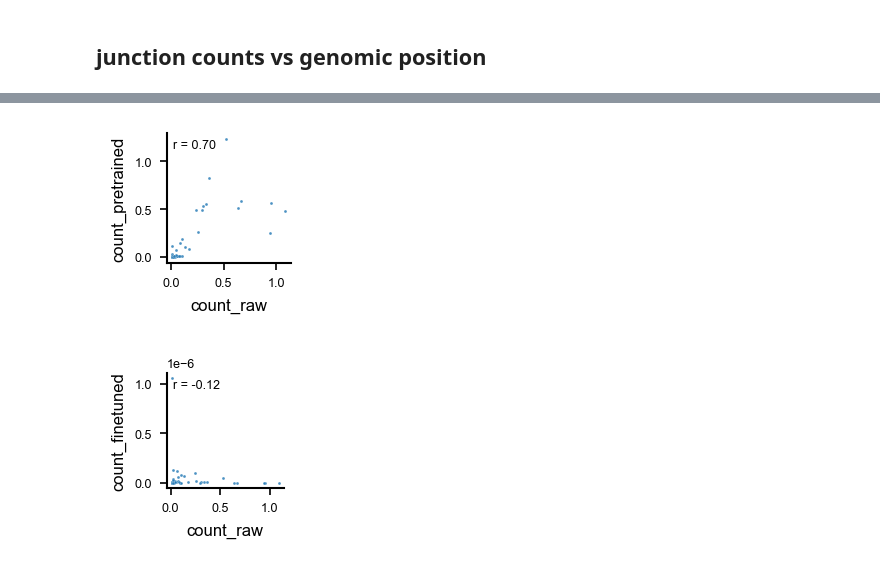
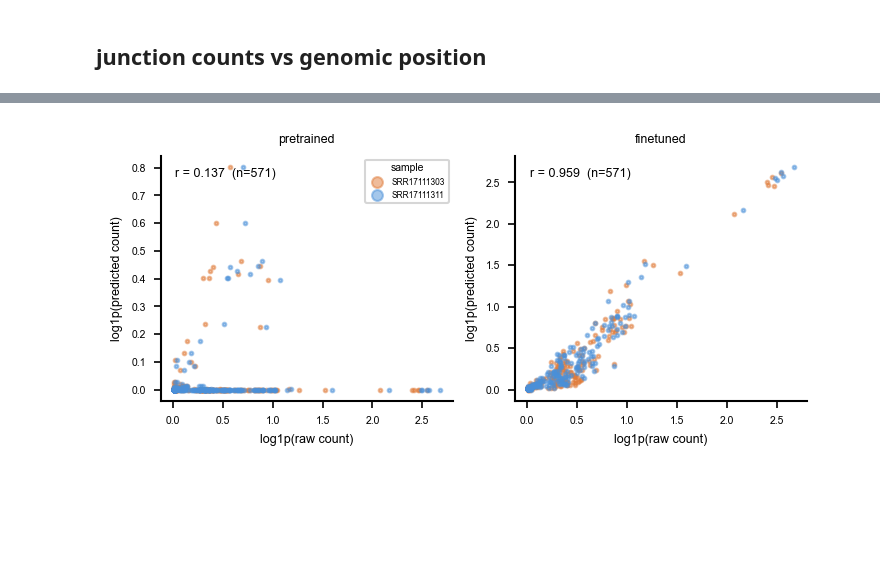
Before and after one commit to MiqG/alphagenome_finetuning_rna, a Jupyter notebook: figures/debug_junctions.ipynb, the cells around one changed output, grey strips where cells are left out. Saved outputs shown, nothing was run; the diff lists cells and outputs as text; code cells hidden in the pictures; blank space fills up the shorter version.

```diff
--- a/figures/debug_junctions.ipynb
+++ b/figures/debug_junctions.ipynb
@@ -48,5 +50,7 @@ finetuned_file = os.path.join(ROOT, OUTPUT_DIR, "medium", "debug_splice_junction
 # %%
 # loads
+
+import json
 
 interval = pd.read_table(
     interval_file, header=None, names=["chrom", "start", "end"],
@@ -56,6 +60,10 @@ chrom_oi = interval["chrom"].iloc[0]
 start_oi = interval["start"].iloc[0]
 end_oi = interval["end"].iloc[0]
 seq_len = end_oi - start_oi
+
+with open(metadata_file) as fh:
+    meta = json.load(fh)
+padded_start = meta["padded_start"]
 
 pretrained = np.load(pretrained_file)
 
@@ -88,7 +96,7 @@ raw = pd.concat(
             )
         )
         .query(
-            "chrom.str.contains('chr') & strand.isin(['+','-']) & count > 1"
+            "chrom.str.contains('chr') & strand.isin(['+','-']) & count >= 1"
         )
         for s, f in raw_files.items()
     ],
@@ -272,8 +198,6 @@ len(X)
 # %%
-idx_oi = 0
-n_samples = raw_junction_counts.shape[2] // 2
-X = raw_junction_counts[:,:,[idx_oi, n_samples + idx_oi]] # positive and negative strand predictions
+sample_oi = SAMPLES[0]
+X = raw_tidy.loc[raw_tidy["sample"] == sample_oi, "count"].values
 arr_juncs["raw"] = X
-X = X[X>0]
-len(X)
+print(f"{(X > 0).sum()} non-zero junctions for {sample_oi}")
 # %% [output]
@@ -469,30 +362,32 @@ X.head()
 # %%
-for y in ["count_pretrained", "count_finetuned"]:
+fig, axes = plt.subplots(1, 2, figsize=(12 * cm, 5.5 * cm), constrained_layout=True)
 
-    g = sns.relplot(
-        kind="scatter",
-        data=X,
-        x="count_raw",
-        y=y,
-        s=2,
-        alpha=0.8,
-        height=3.5*cm,
-        aspect=1
-    )
+palette_sample = {s: c for s, c in zip(SAMPLES, ["#e07b39", "#4a90d9"])}
 
-    d = X[["count_raw", y]].dropna()
-    r, p = pearsonr(d["count_raw"], d[y])
+for ax, (label, y_col) in zip(axes, [("pretrained", "count_pretrained"), ("finetuned", "count_finetuned")]):
+    all_true = np.log1p(df["count"].values)
+    all_pred = np.log1p(df[y_col].values)
+    r, _ = pearsonr(all_true, all_pred)
 
-    ax = g.ax
-    ax.text(
-        0.05, 0.95,
-        f"r = {r:.2f}",
-        transform=ax.transAxes,
-        ha="left",
-        va="top"
-    )
+    for sample_name, grp in df.groupby("sample"):
+        ax.scatter(
+            np.log1p(grp["count"]),
+            np.log1p(grp[y_col]),
+            s=3, alpha=0.5,
+            color=palette_sample[sample_name],
+            label=sample_name,
+            rasterized=True,
+        )
 
-    plt.show()
+    ax.set_title(label, fontsize=6)
+    ax.set_xlabel("log1p(raw count)", fontsize=6)
+    ax.set_ylabel(f"log1p(predicted count)", fontsize=6)
+    ax.tick_params(labelsize=5)
+    ax.text(0.05, 0.95, f"r = {r:.3f}  (n={len(df)})", transform=ax.transAxes,
+            ha="left", va="top", fontsize=6)
+
+axes[0].legend(title="sample", fontsize=4, title_fontsize=5, markerscale=3)
+
+plt.show()
 # %% [output]
-[figure, old version]
+[figure, new version]
-[figure, removed]
```
Also changed, not shown: parts of 11 cells of this notebook, 12 other files.
